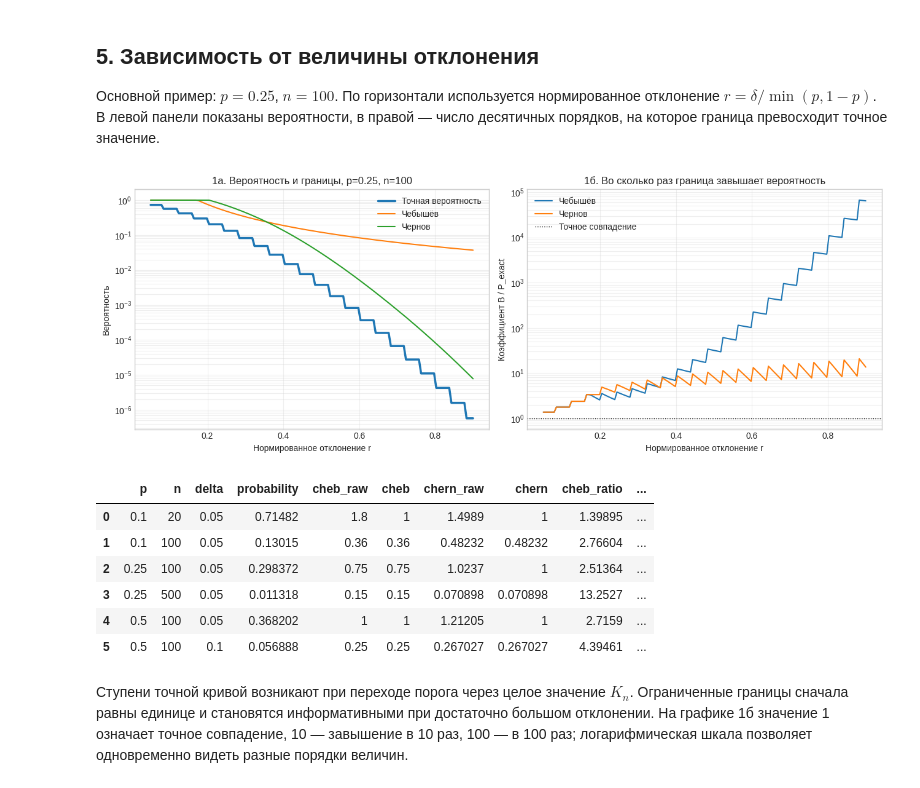
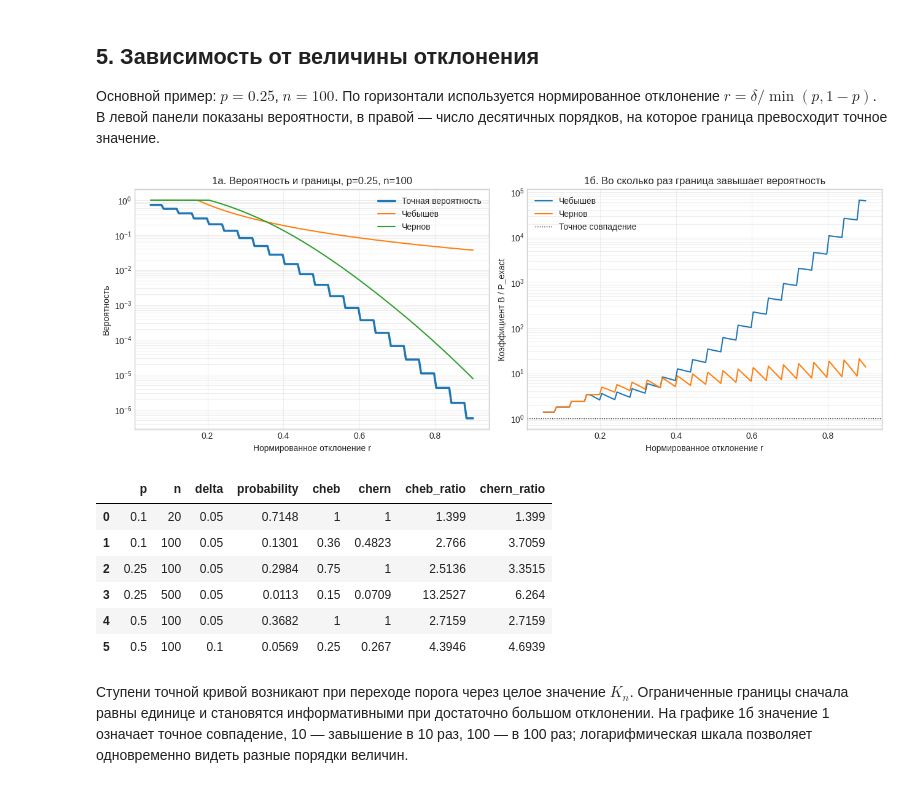
Before and after one commit to frest1ler/information_theory, a Jupyter notebook: part_1/chebyshev_chernoff_bounds.ipynb, the cells around one changed output. Saved outputs shown, nothing was run; the diff lists cells and outputs as text; code cells hidden in the pictures.

```diff
--- a/part_1/chebyshev_chernoff_bounds.ipynb
+++ b/part_1/chebyshev_chernoff_bounds.ipynb
@@ -209,40 +170,39 @@ print("Проверены пороги, симметрия, хвосты, див
 # %%
 p0,n0=.25,100
 r_grid=np.linspace(.05,.9,150)
 delta_data=pd.DataFrame([comparison_metrics(n0,p0,r*min(p0,1-p0))|{"r":r} for r in r_grid])
 
 fig,ax=plt.subplots(1,2,figsize=(13,4.8))
 ax[0].plot(delta_data.r,delta_data.probability,label="Точная вероятность",linewidth=2.5)
 ax[0].plot(delta_data.r,delta_data.cheb,label="Чебышёв")
 ax[0].plot(delta_data.r,delta_data.chern,label="Чернов")
 ax[0].set_yscale("log")
 ax[0].set(xlabel="Нормированное отклонение r",ylabel="Вероятность",
           title="1а. Вероятность и границы, p=0.25, n=100")
 
 ax[1].plot(delta_data.r,delta_data.cheb_ratio,label="Чебышёв")
 ax[1].plot(delta_data.r,delta_data.chern_ratio,label="Чернов")
 ax[1].axhline(1,color="black",linestyle=":",linewidth=1,label="Точное совпадение")
 ax[1].set_yscale("log")
 ax[1].set(xlabel="Нормированное отклонение r",ylabel="Коэффициент B / P_exact",
           title="1б. Во сколько раз граница завышает вероятность")
 for a in ax:
     a.legend();a.grid(True,which="both",alpha=.3)
 plt.tight_layout();plt.show()
 
 selected=[(.1,20,.05),(.1,100,.05),(.25,100,.05),(.25,500,.05),(.5,100,.05),(.5,100,.1)]
 comparison_table=pd.DataFrame([comparison_metrics(n,p,d) for p,n,d in selected])
-display(comparison_table[["p","n","delta","probability","cheb_raw","cheb","chern_raw","chern",
-                          "cheb_ratio","chern_ratio","cheb_log_gap","chern_log_gap",
-                          "cheb_info","chern_info"]].round(6))
+display(comparison_table[["p","n","delta","probability","cheb","chern",
+                          "cheb_ratio","chern_ratio"]].round(4))
 # %% [output]
 [figure]
-|  | p | n | delta | probability | cheb_raw | cheb | chern_raw | chern | cheb_ratio | ... |
-| 0 | 0.1 | 20 | 0.05 | 0.71482 | 1.8 | 1 | 1.4989 | 1 | 1.39895 | ... |
-| 1 | 0.1 | 100 | 0.05 | 0.13015 | 0.36 | 0.36 | 0.48232 | 0.48232 | 2.76604 | ... |
-| 2 | 0.25 | 100 | 0.05 | 0.298372 | 0.75 | 0.75 | 1.0237 | 1 | 2.51364 | ... |
-| 3 | 0.25 | 500 | 0.05 | 0.011318 | 0.15 | 0.15 | 0.070898 | 0.070898 | 13.2527 | ... |
-| 4 | 0.5 | 100 | 0.05 | 0.368202 | 1 | 1 | 1.21205 | 1 | 2.7159 | ... |
-| 5 | 0.5 | 100 | 0.1 | 0.056888 | 0.25 | 0.25 | 0.267027 | 0.267027 | 4.39461 | ... |
+|  | p | n | delta | probability | cheb | chern | cheb_ratio | chern_ratio |
+| 0 | 0.1 | 20 | 0.05 | 0.7148 | 1 | 1 | 1.399 | 1.399 |
+| 1 | 0.1 | 100 | 0.05 | 0.1301 | 0.36 | 0.4823 | 2.766 | 3.7059 |
+| 2 | 0.25 | 100 | 0.05 | 0.2984 | 0.75 | 1 | 2.5136 | 3.3515 |
+| 3 | 0.25 | 500 | 0.05 | 0.0113 | 0.15 | 0.0709 | 13.2527 | 6.264 |
+| 4 | 0.5 | 100 | 0.05 | 0.3682 | 1 | 1 | 2.7159 | 2.7159 |
+| 5 | 0.5 | 100 | 0.1 | 0.0569 | 0.25 | 0.267 | 4.3946 | 4.6939 |
 # %% [markdown]
 Ступени точной кривой возникают при переходе порога через целое значение $K_n$. Ограниченные границы сначала равны единице и становятся информативными при достаточно большом отклонении. На графике 1б значение 1 означает точное совпадение, 10 — завышение в 10 раз, 100 — в 100 раз; логарифмическая шкала позволяет одновременно видеть разные порядки величин.
 # %% [markdown]
```
Also changed, not shown: parts of 25 cells of this notebook, 1 other file.
